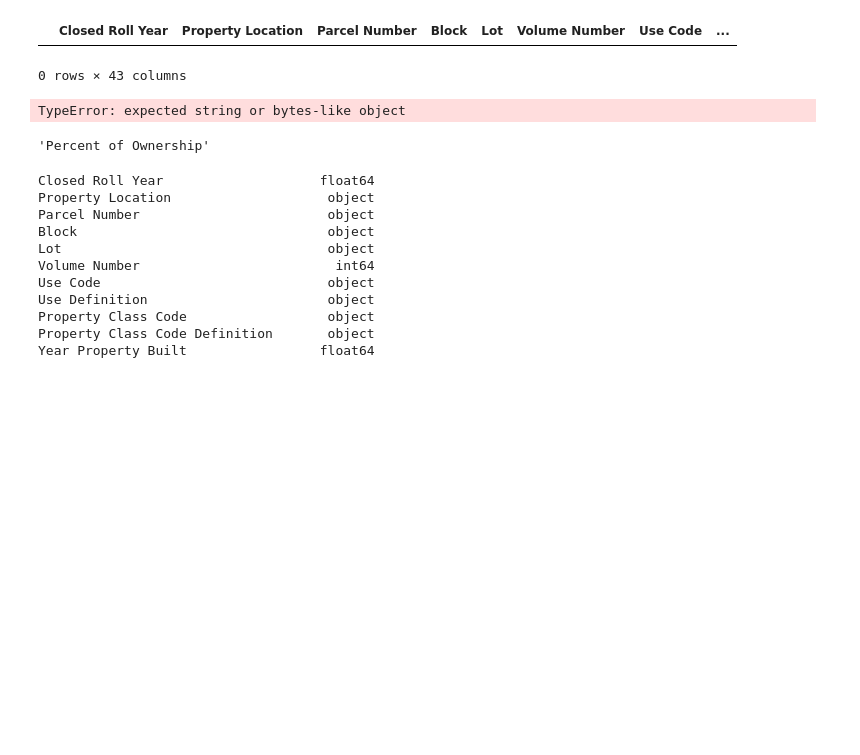
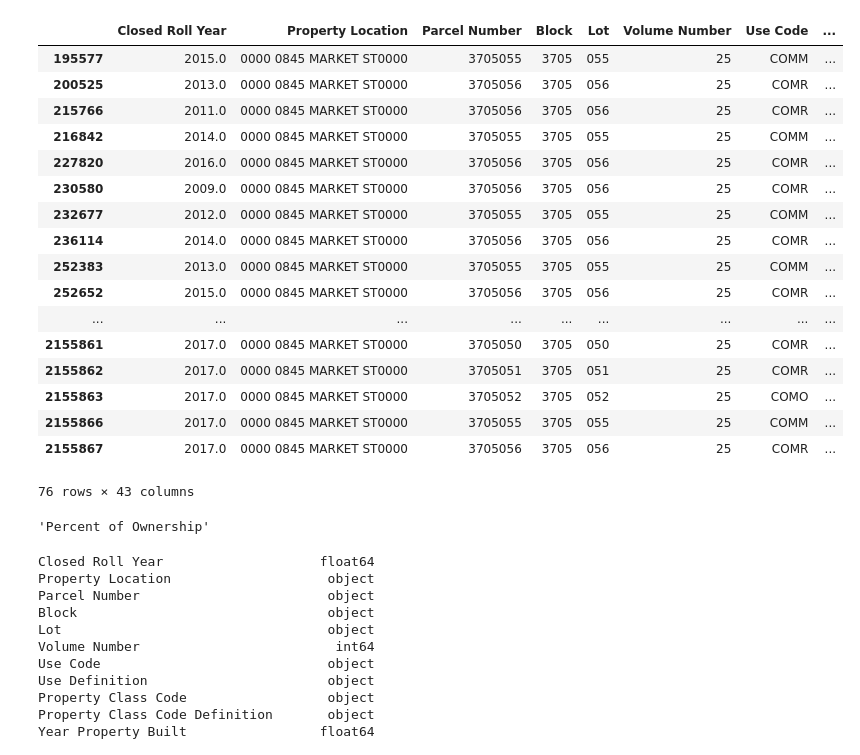
Before and after one commit to daericks/datasf, a Jupyter notebook: notebooks/property_tax_rolls-explore.ipynb, the cells around one changed output. Saved outputs shown, nothing was run; the diff lists cells and outputs as text; code cells hidden in the pictures; blank space fills up the shorter version.

```diff
--- a/notebooks/property_tax_rolls-explore.ipynb
+++ b/notebooks/property_tax_rolls-explore.ipynb
@@ -11,14 +11,26 @@ sns.set()
 # %%
 df = pd.read_csv('/Users/daviderickson/projects/datasf/data/Assessor_Historical_Secured_Property_Tax_Rolls.csv')
 # %%
-df[df['Property Location'] == '155 Maiden']
+df[df['Property Location'].str.contains('845 MARKET')]
 # %% [output]
 |  | Closed Roll Year | Property Location | Parcel Number | Block | Lot | Volume Number | Use Code | ... |
+| 195577 | 2015.0 | 0000 0845 MARKET ST0000 | 3705055 | 3705 | 055 | 25 | COMM | ... |
+| 200525 | 2013.0 | 0000 0845 MARKET ST0000 | 3705056 | 3705 | 056 | 25 | COMR | ... |
+| 215766 | 2011.0 | 0000 0845 MARKET ST0000 | 3705056 | 3705 | 056 | 25 | COMR | ... |
+| 216842 | 2014.0 | 0000 0845 MARKET ST0000 | 3705055 | 3705 | 055 | 25 | COMM | ... |
+| 227820 | 2016.0 | 0000 0845 MARKET ST0000 | 3705056 | 3705 | 056 | 25 | COMR | ... |
+| 230580 | 2009.0 | 0000 0845 MARKET ST0000 | 3705056 | 3705 | 056 | 25 | COMR | ... |
+| 232677 | 2012.0 | 0000 0845 MARKET ST0000 | 3705055 | 3705 | 055 | 25 | COMM | ... |
+| 236114 | 2014.0 | 0000 0845 MARKET ST0000 | 3705056 | 3705 | 056 | 25 | COMR | ... |
+| 252383 | 2013.0 | 0000 0845 MARKET ST0000 | 3705055 | 3705 | 055 | 25 | COMM | ... |
+| 252652 | 2015.0 | 0000 0845 MARKET ST0000 | 3705056 | 3705 | 056 | 25 | COMR | ... |
+| ... | ... | ... | ... | ... | ... | ... | ... | ... |
+| 2155861 | 2017.0 | 0000 0845 MARKET ST0000 | 3705050 | 3705 | 050 | 25 | COMR | ... |
+| 2155862 | 2017.0 | 0000 0845 MARKET ST0000 | 3705051 | 3705 | 051 | 25 | COMR | ... |
+| 2155863 | 2017.0 | 0000 0845 MARKET ST0000 | 3705052 | 3705 | 052 | 25 | COMO | ... |
+| 2155866 | 2017.0 | 0000 0845 MARKET ST0000 | 3705055 | 3705 | 055 | 25 | COMM | ... |
+| 2155867 | 2017.0 | 0000 0845 MARKET ST0000 | 3705056 | 3705 | 056 | 25 | COMR | ... |
-0 rows × 43 columns
+76 rows × 43 columns
-# %%
-re.search('155 Maiden', df['Property Location'])
-# %% [output]
-TypeError: expected string or bytes-like object
 # %%
 df.columns[25]
 # %% [output]
```
